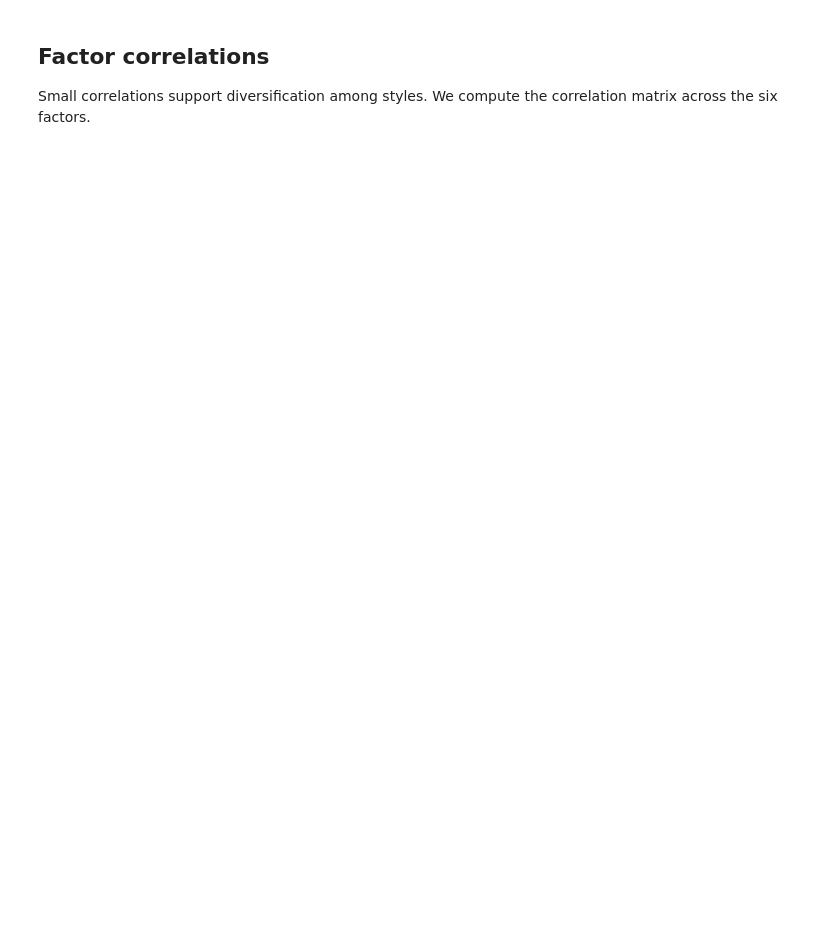
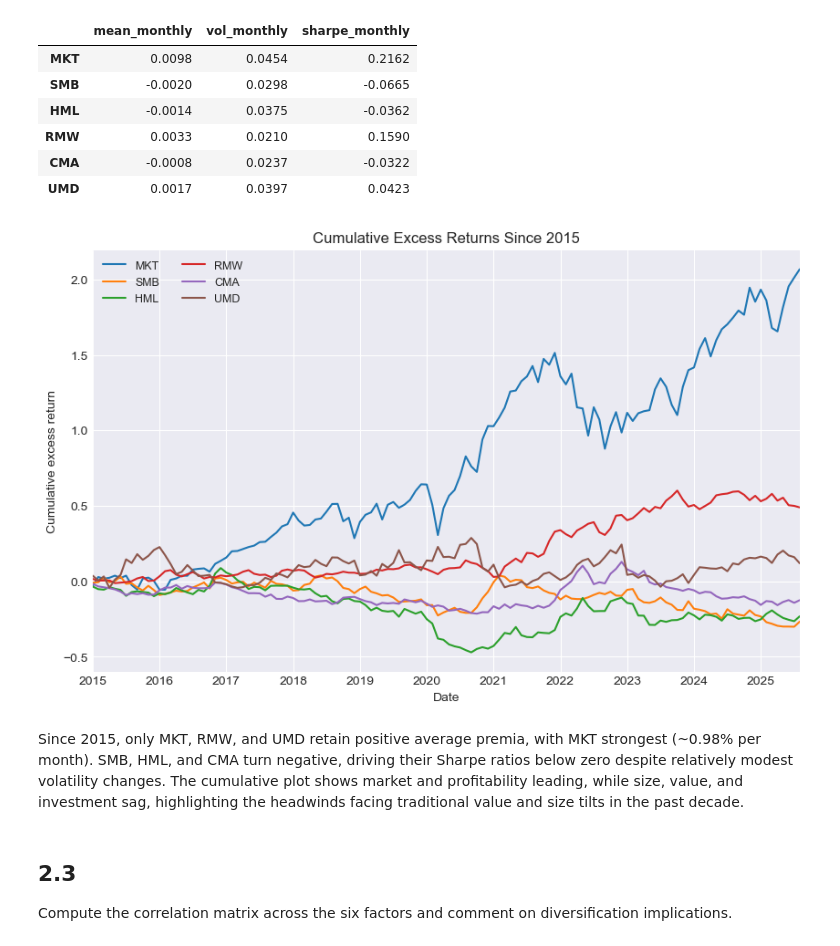
Before and after one commit to zaranip/prm-b-group, a Jupyter notebook: assignment5/zara_part2.ipynb, the cells around one changed output. Drawn from its saved outputs; the diff is of its cells as text; code cells hidden in the pictures; blank space fills up the shorter version.

```diff
--- a/assignment5/zara_part2.ipynb
+++ b/assignment5/zara_part2.ipynb
@@ -52,10 +71,27 @@ We focus on the modern sample from 2015 onward to see how factor premia have evo
 # %%
 recent_start = '2015-01-01'
 recent = factors.loc[factors.index >= recent_start]
 
 recent_stats = pd.DataFrame({
     'mean_monthly': recent.mean(),
     'vol_monthly': recent.std(),
     'sharpe_monthly': recent.mean() / recent.std(),
-}).round(4)
-recent_stats
+})
+
+display(recent_stats.round(4))
+
+cumulative_recent = (1 + recent).cumprod() - 1
+ax = cumulative_recent.plot(figsize=(10, 6))
+ax.set_title('Cumulative Excess Returns Since 2015')
+ax.set_ylabel('Cumulative excess return')
+ax.legend(loc='upper left', ncol=2, fontsize=9)
+plt.show()
+# %% [output]
+|  | mean_monthly | vol_monthly | sharpe_monthly |
+| MKT | 0.0098 | 0.0454 | 0.2162 |
+| SMB | -0.0020 | 0.0298 | -0.0665 |
+| HML | -0.0014 | 0.0375 | -0.0362 |
+| RMW | 0.0033 | 0.0210 | 0.1590 |
+| CMA | -0.0008 | 0.0237 | -0.0322 |
+| UMD | 0.0017 | 0.0397 | 0.0423 |
+[figure, added]
@@ -69,7 +98,8 @@ plt.show()
+# %% [markdown]
+Since 2015, only MKT, RMW, and UMD retain positive average premia, with MKT strongest (~0.98% per month). SMB, HML, and CMA turn negative, driving their Sharpe ratios below zero despite relatively modest volatility changes. The cumulative plot shows market and profitability leading, while size, value, and investment sag, highlighting the headwinds facing traditional value and size tilts in the past decade.
 # %% [markdown]
-## Factor correlations
-
-Small correlations support diversification among styles. We compute the correlation matrix across the six factors.
+## 2.3
+Compute the correlation matrix across the six factors and comment on diversification implications.
 # %%
 correlations = factors.corr()
 correlations.round(3)
```
Also changed, not shown: parts of 27 cells of this notebook, 1 other file.
